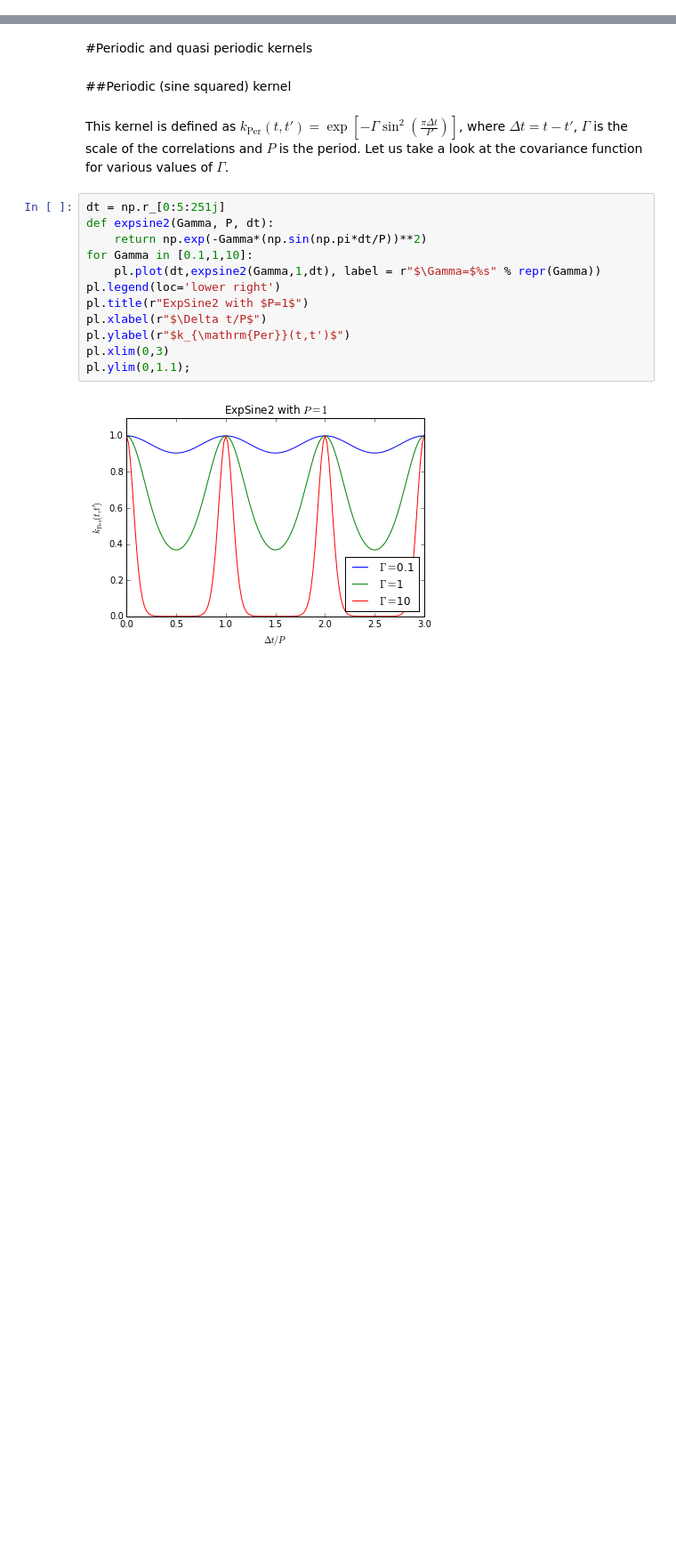
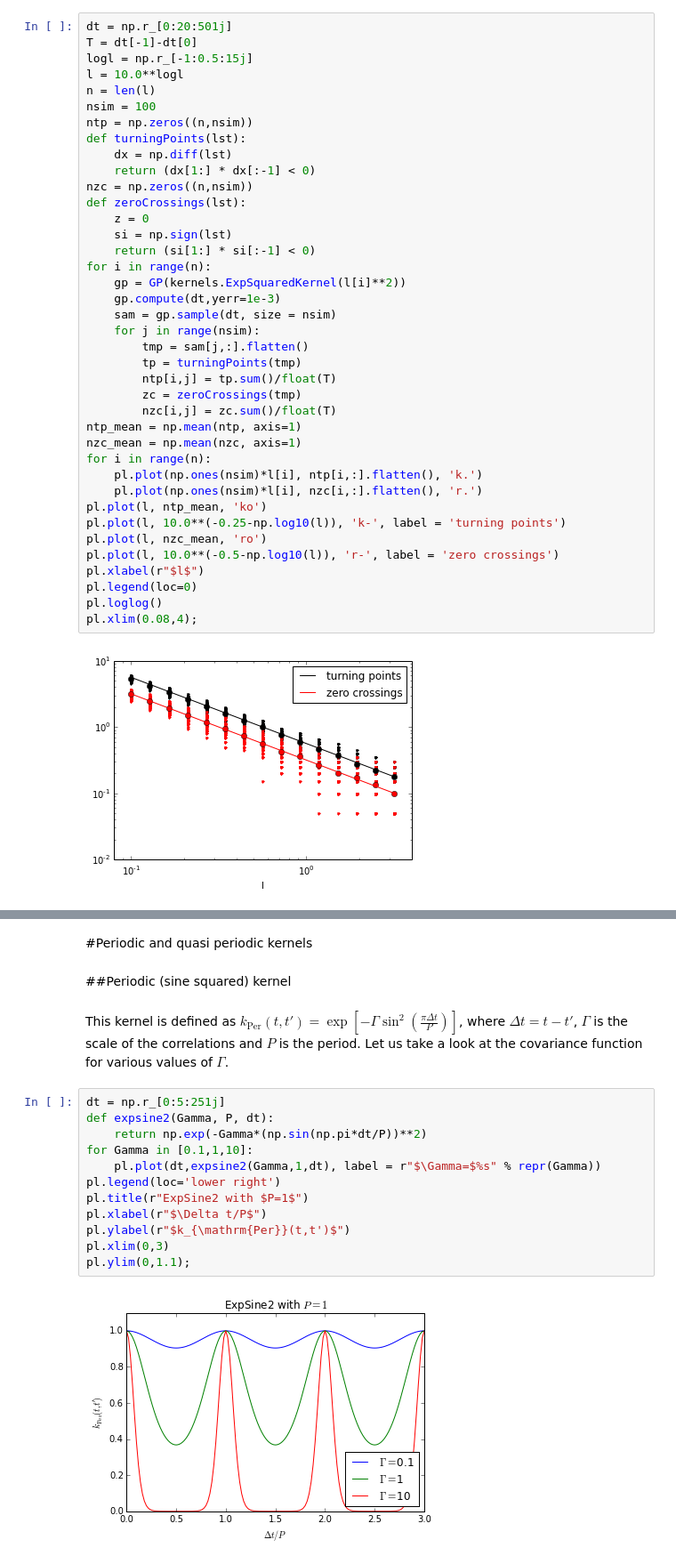
Before and after one commit to afcarl/PleiadesStars, a Jupyter notebook: QPGP_notes.ipynb, the cells around one changed output, grey strips where cells are left out. Shown at 89% size. Cells and saved outputs as stored; diff of their text form; blank space fills up the shorter version.

```diff
--- a/QPGP_notes.ipynb
+++ b/QPGP_notes.ipynb
@@ -4,0 +82,41 @@ import pylab as pl
+# %%
+dt = np.r_[0:20:501j]
+T = dt[-1]-dt[0]
+logl = np.r_[-1:0.5:15j]
+l = 10.0**logl
+n = len(l)
+nsim = 100
+ntp = np.zeros((n,nsim))
+def turningPoints(lst):
+    dx = np.diff(lst)
+    return (dx[1:] * dx[:-1] < 0)
+nzc = np.zeros((n,nsim))
+def zeroCrossings(lst):
+    z = 0
+    si = np.sign(lst)
+    return (si[1:] * si[:-1] < 0)
+for i in range(n):
+    gp = GP(kernels.ExpSquaredKernel(l[i]**2))
+    gp.compute(dt,yerr=1e-3)
+    sam = gp.sample(dt, size = nsim)
+    for j in range(nsim):
+        tmp = sam[j,:].flatten()
+        tp = turningPoints(tmp)
+        ntp[i,j] = tp.sum()/float(T)
+        zc = zeroCrossings(tmp)
+        nzc[i,j] = zc.sum()/float(T)
+ntp_mean = np.mean(ntp, axis=1)
+nzc_mean = np.mean(nzc, axis=1)
+for i in range(n):
+    pl.plot(np.ones(nsim)*l[i], ntp[i,:].flatten(), 'k.')
+    pl.plot(np.ones(nsim)*l[i], nzc[i,:].flatten(), 'r.')
+pl.plot(l, ntp_mean, 'ko')
+pl.plot(l, 10.0**(-0.25-np.log10(l)), 'k-', label = 'turning points')
+pl.plot(l, nzc_mean, 'ro')
+pl.plot(l, 10.0**(-0.5-np.log10(l)), 'r-', label = 'zero crossings')
+pl.xlabel(r"$l$")
+pl.legend(loc=0)
+pl.loglog()
+pl.xlim(0.08,4);
+# %% [output]
+[figure, added]
```
Also changed, not shown: parts of 31 cells of this notebook.
